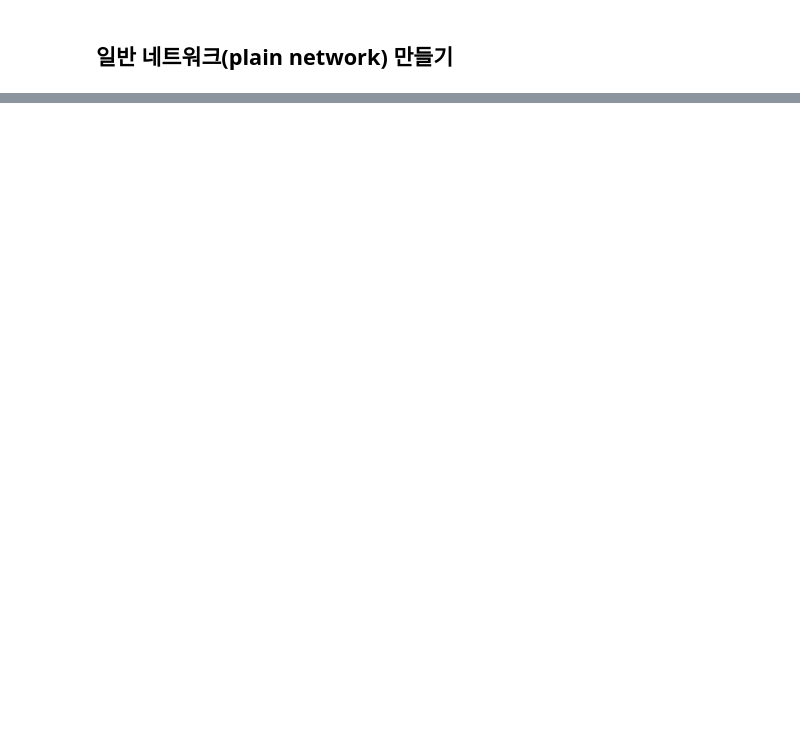
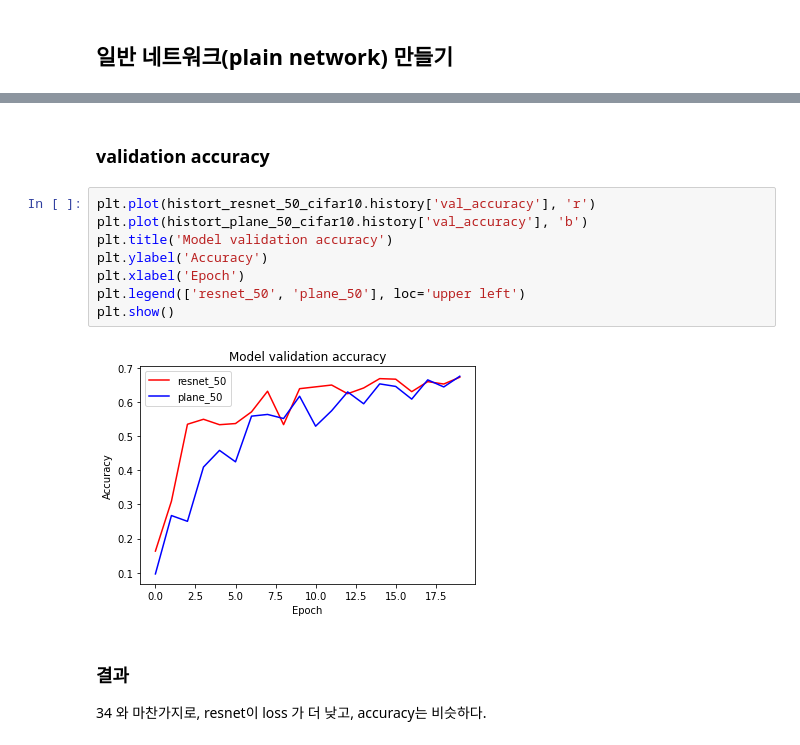
Before and after one commit to bluecandle/2020_AIFFEL, a Jupyter notebook: daily_notes/going_deeper_codes/GD1_code/GD1.ipynb, the cells around one changed output, grey strips where cells are left out. Drawn from its saved outputs; the diff is of its cells as text; blank space fills up the shorter version.

```diff
--- a/daily_notes/going_deeper_codes/GD1_code/GD1.ipynb
+++ b/daily_notes/going_deeper_codes/GD1_code/GD1.ipynb
@@ -223,0 +628,16 @@ ValueError: Operands could not be broadcast together with shapes (3, 3, 64) (7,
+# %% [markdown]
+### validation accuracy
+# %%
+plt.plot(histort_resnet_50_cifar10.history['val_accuracy'], 'r')
+plt.plot(histort_plane_50_cifar10.history['val_accuracy'], 'b')
+plt.title('Model validation accuracy')
+plt.ylabel('Accuracy')
+plt.xlabel('Epoch')
+plt.legend(['resnet_50', 'plane_50'], loc='upper left')
+plt.show()
+# %% [output]
+[figure, added]
+# %% [markdown]
+### 결과
+
+34 와 마찬가지로, resnet이 loss 가 더 낮고, accuracy는 비슷하다.
```
Also changed, not shown: parts of 55 cells of this notebook, 1 other file.
